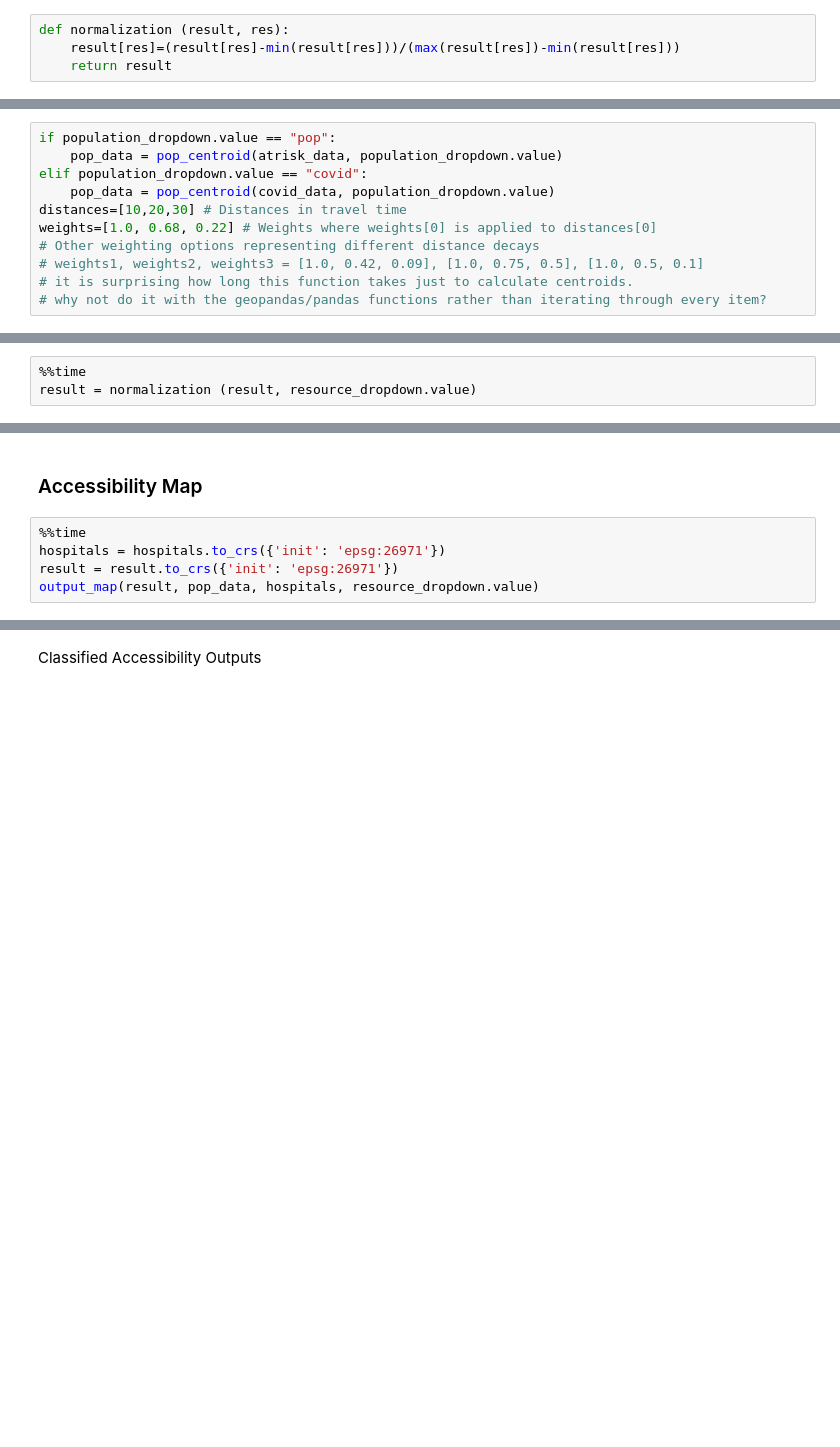
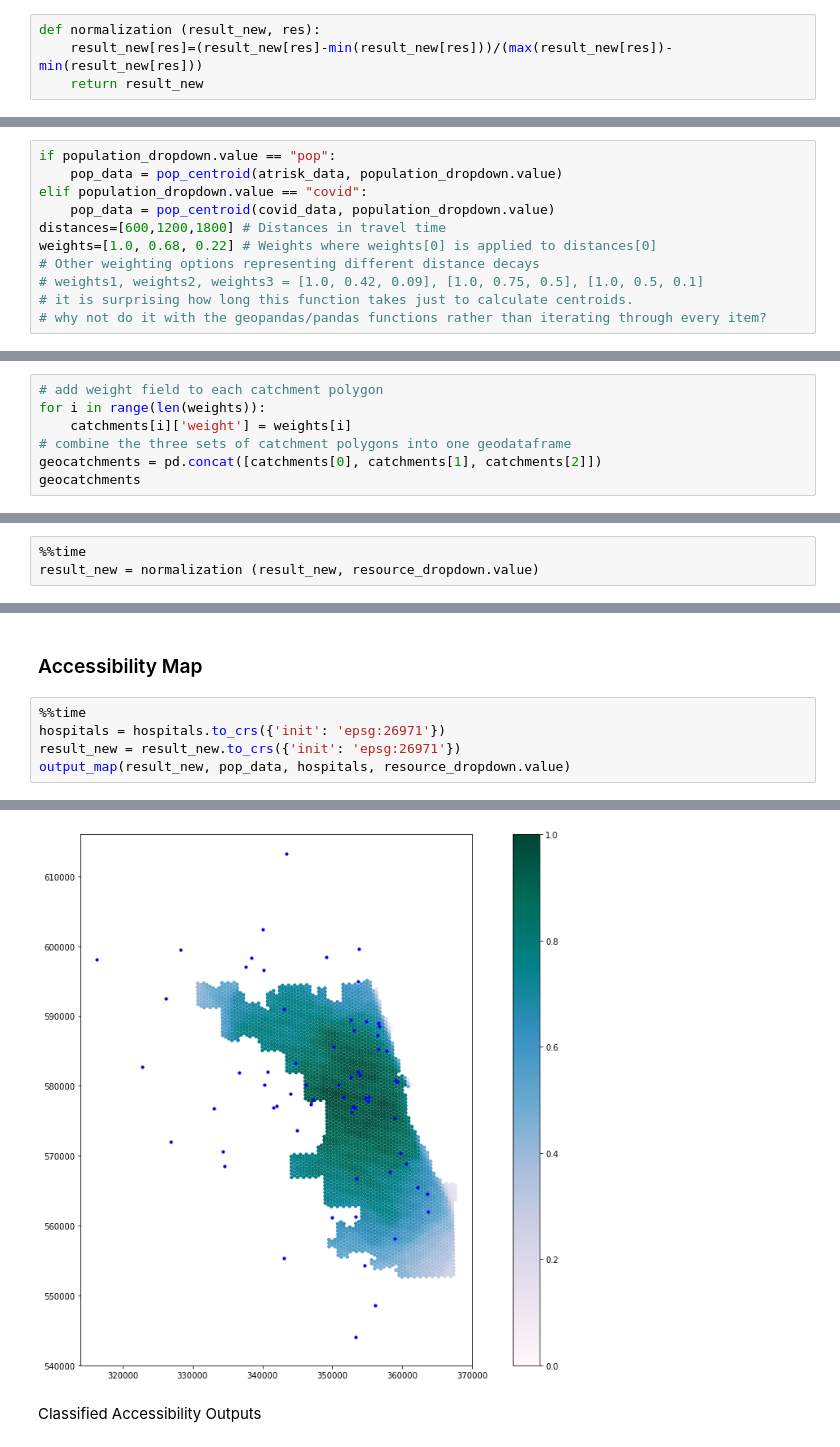
Before and after one commit to andya17/RPr-Kang-2020, a Jupyter notebook: procedure/code/03-COVID-19Acc-Reanalysis.ipynb, the cells around one changed output, grey strips where cells are left out. Cells and saved outputs as stored; diff of their text form; blank space fills up the shorter version.

```diff
--- a/procedure/code/03-COVID-19Acc-Reanalysis.ipynb
+++ b/procedure/code/03-COVID-19Acc-Reanalysis.ipynb
@@ -681,9 +655,9 @@ def overlapping_function (grid_file, catchments, service_type, weights, num_proc
 
 Normalizes our result (Geodataframe) for a given resource (res).
 # %%
-def normalization (result, res):
-    result[res]=(result[res]-min(result[res]))/(max(result[res])-min(result[res]))
-    return result
+def normalization (result_new, res):
+    result_new[res]=(result_new[res]-min(result_new[res]))/(max(result_new[res])-min(result_new[res]))
+    return result_new
 # %% [markdown]
 ### file_import
 
@@ -750,7 +724,7 @@ if population_dropdown.value == "pop":
     pop_data = pop_centroid(atrisk_data, population_dropdown.value)
 elif population_dropdown.value == "covid":
     pop_data = pop_centroid(covid_data, population_dropdown.value)
-distances=[10,20,30] # Distances in travel time
+distances=[600,1200,1800] # Distances in travel time
 weights=[1.0, 0.68, 0.22] # Weights where weights[0] is applied to distances[0]
 # Other weighting options representing different distance decays
 # weights1, weights2, weights3 = [1.0, 0.42, 0.09], [1.0, 0.75, 0.5], [1.0, 0.5, 0.1]
@@ -821,0 +811,7 @@ result=overlapping_function(grid_file, catchments, resource_dropdown.value, weig
+# %%
+# add weight field to each catchment polygon
+for i in range(len(weights)):
+    catchments[i]['weight'] = weights[i]
+# combine the three sets of catchment polygons into one geodataframe
+geocatchments = pd.concat([catchments[0], catchments[1], catchments[2]])
+geocatchments
@@ -822,3 +907,3 @@ result=overlapping_function(grid_file, catchments, resource_dropdown.value, weig
 # %%
 %%time
-result = normalization (result, resource_dropdown.value)
+result_new = normalization (result_new, resource_dropdown.value)
@@ -833,5 +919,6 @@ to be written.
 # %%
 %%time
 hospitals = hospitals.to_crs({'init': 'epsg:26971'})
-result = result.to_crs({'init': 'epsg:26971'})
-output_map(result, pop_data, hospitals, resource_dropdown.value)
+result_new = result_new.to_crs({'init': 'epsg:26971'})
+output_map(result_new, pop_data, hospitals, resource_dropdown.value)
+# %% [output]
@@ -838,3 +927,4 @@ output_map(result, pop_data, hospitals, resource_dropdown.value)
+[figure, added]
 # %% [markdown]
 Classified Accessibility Outputs
 # %% [markdown]
```
Also changed, not shown: parts of 17 cells of this notebook.
